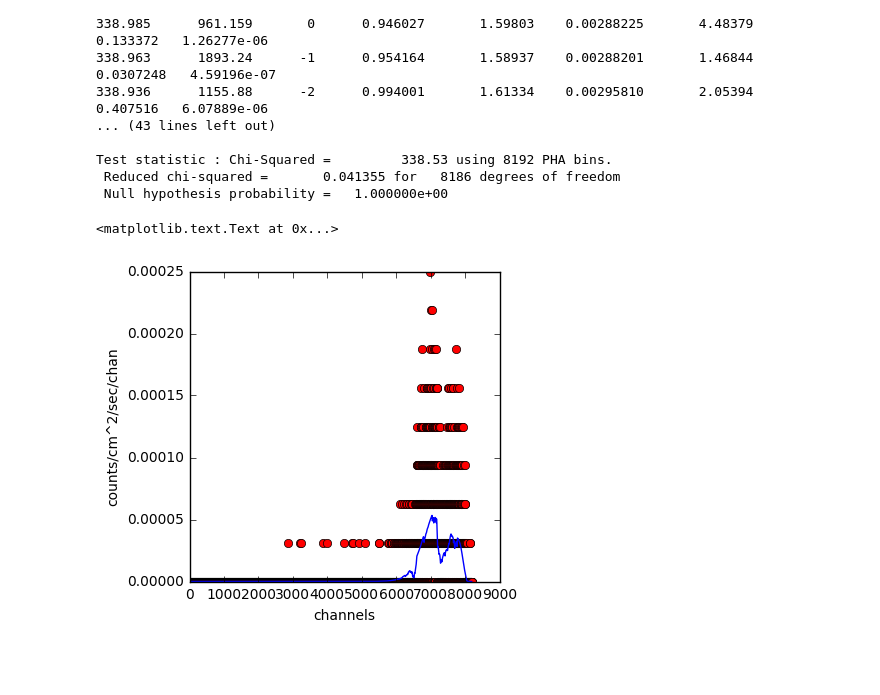
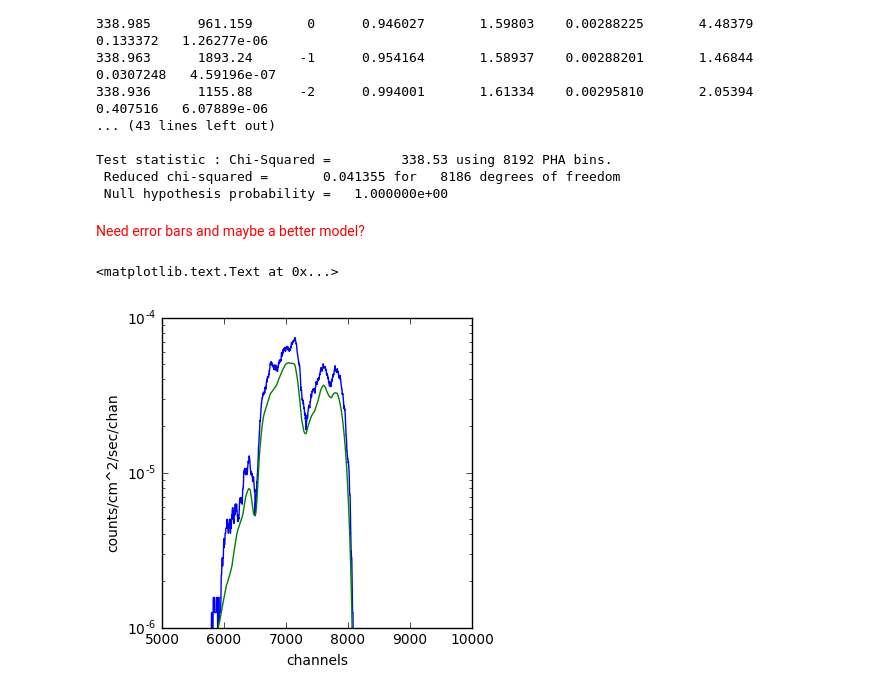
Before and after one commit to NASA-NAVO/aas_workshop_2018, a Jupyter notebook: heasarc/heasarc_Spectral_Access.ipynb, the cells around one changed output. Saved outputs shown, nothing was run; the diff lists cells and outputs as text; code cells hidden in the pictures; blank space fills up the shorter version.

Commit message:
Better plotting, still needs work.

```diff
--- a/heasarc/heasarc_Spectral_Access.ipynb
+++ b/heasarc/heasarc_Spectral_Access.ipynb
@@ -201,15 +201,26 @@ Chi-Squared  |beta|/N    Lvl          1:nH    2:PhoIndex        3:norm       4:L
 Test statistic : Chi-Squared =         338.53 using 8192 PHA bins.
  Reduced chi-squared =       0.041355 for   8186 degrees of freedom
  Null hypothesis probability =   1.000000e+00
+# %% [markdown]
+<font color='red'> Need error bars and maybe a better model?</font>
 # %%
 xspec.Plot.device = "/NULL" # suppress graphic output but fill Plot.x(),Plot.y()
 xspec.Plot("lda")
+ax = plt.subplot(111)
 
+from astropy.convolution import convolve, Box1DKernel
+import numpy as np
+nbins=100 # Boxcar width
 plt.rcParams['figure.figsize'] = (4, 4)
 
-plt.plot(pha.noticed, pha.values, 'ro', pha.noticed, m.folded(1))
+plt.plot(pha.noticed, convolve(np.asarray(pha.values),Box1DKernel(nbins)),
+         pha.noticed, convolve(np.asarray(m.folded(1)),Box1DKernel(nbins))
+        )
+ax.set_yscale('log')
+ax.set_ylim([1e-6,1e-4])
+ax.set_xlim([5000,10000])
 plt.xlabel('channels')
 plt.ylabel('counts/cm^2/sec/chan')
 # %% [output]
 <matplotlib.text.Text at 0x...>
-[figure, old version]
+[figure, new version]
```
